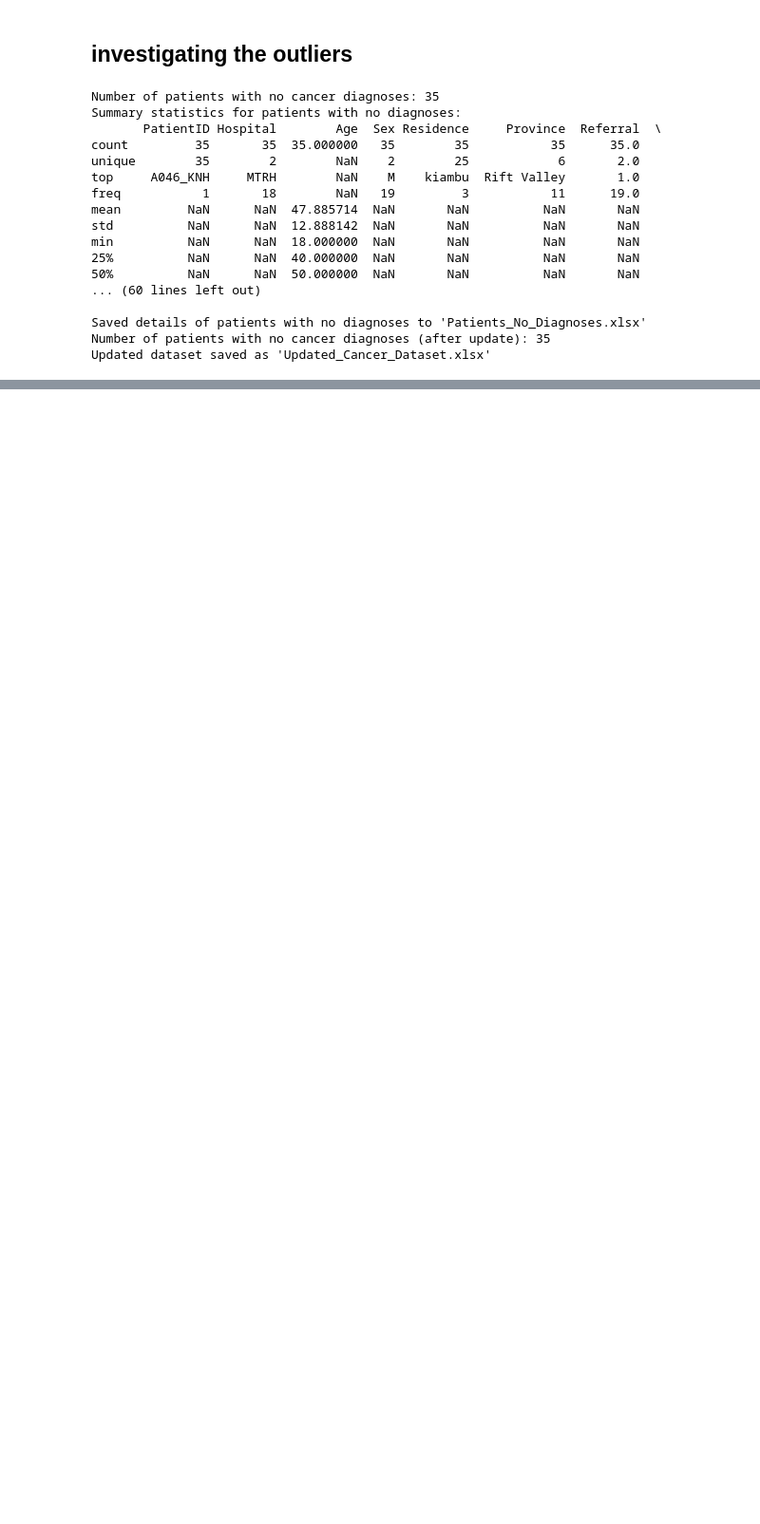
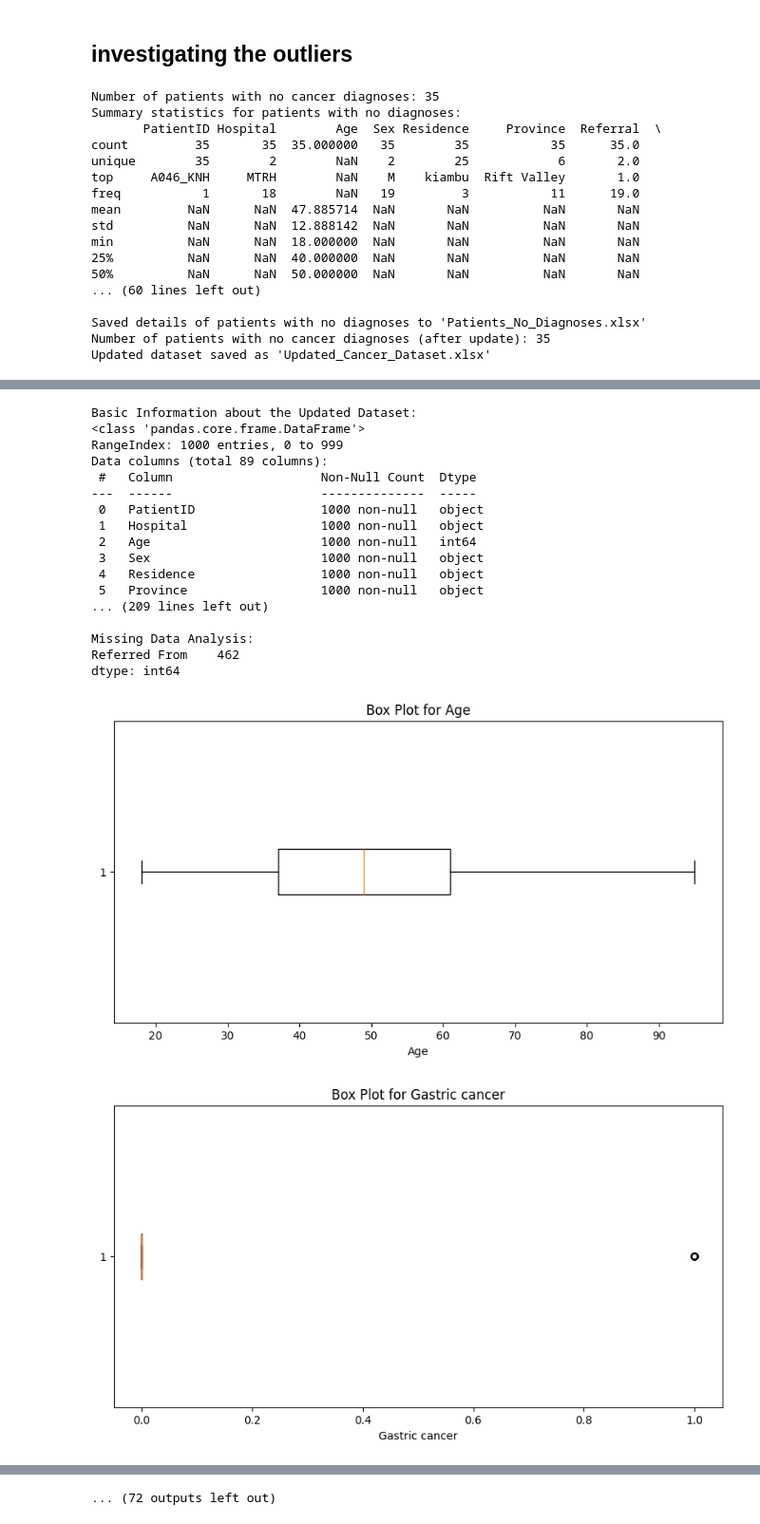
Before and after one commit to njokinjuguna/Machine-learning-Models, a Jupyter notebook: cancerpredictiveanalysisinkenya.ipynb, the cells around one changed output, grey strips where cells are left out. Shown at 95% size. Saved outputs shown, nothing was run; the diff lists cells and outputs as text; code cells hidden in the pictures; blank space fills up the shorter version.

```diff
--- a/cancerpredictiveanalysisinkenya.ipynb
+++ b/cancerpredictiveanalysisinkenya.ipynb
@@ -550,0 +516,58 @@ Updated dataset saved as 'Updated_Cancer_Dataset.xlsx'
+# %%
+# ********** Exploratory Data Analysis (EDA) **********
+
+# 1. Basic Information about the Dataset
+print("\nBasic Information about the Updated Dataset:")
+print(combined_df.info())
+
+# 2. Descriptive Statistics
+print("\nNumerical Columns Statistics:")
+print(combined_df.describe())
+
+print("\nCategorical Columns Overview:")
+categorical_columns = combined_df.select_dtypes(include=['object']).columns
+for col in categorical_columns:
+    print(f"\nColumn: {col}")
+    print(f"Unique values: {combined_df[col].nunique()}")
+    print(f"Top 5 frequent values:\n{combined_df[col].value_counts().head()}")
+
+# 3. Missing Data Analysis
+print("\nMissing Data Analysis:")
+missing_data = combined_df.isnull().sum()
+missing_data = missing_data[missing_data > 0]
+print(missing_data.sort_values(ascending=False))
+
+# 4. Outliers Detection
+import matplotlib.pyplot as plt
+
+numerical_columns = combined_df.select_dtypes(include=['int64', 'float64']).columns
+for col in numerical_columns:
+    plt.figure(figsize=(10, 5))
+    plt.boxplot(combined_df[col].dropna(), vert=False)
+    plt.title(f"Box Plot for {col}")
+    plt.xlabel(col)
+    plt.show()
+
+# ********** Save Updated Dataset After EDA **********
+combined_df.to_excel('Final_Updated_Cancer_Dataset.xlsx', index=False)
+print("Final updated dataset saved as 'Final_Updated_Cancer_Dataset.xlsx'")
+# %% [output]
+Basic Information about the Updated Dataset:
+<class 'pandas.core.frame.DataFrame'>
+RangeIndex: 1000 entries, 0 to 999
+Data columns (total 89 columns):
+ #   Column                    Non-Null Count  Dtype
+---  ------                    --------------  -----
+ 0   PatientID                 1000 non-null   object
+ 1   Hospital                  1000 non-null   object
+ 2   Age                       1000 non-null   int64
+ 3   Sex                       1000 non-null   object
+ 4   Residence                 1000 non-null   object
+ 5   Province                  1000 non-null   object
+... (209 lines left out)
+
+Missing Data Analysis:
+Referred From    462
+dtype: int64
+[figure, added]
+[figure, added]
@@ -550,0 +583 @@ Updated dataset saved as 'Updated_Cancer_Dataset.xlsx'
+... (72 outputs left out)
```
Also changed, not shown: parts of 12 cells of this notebook.
